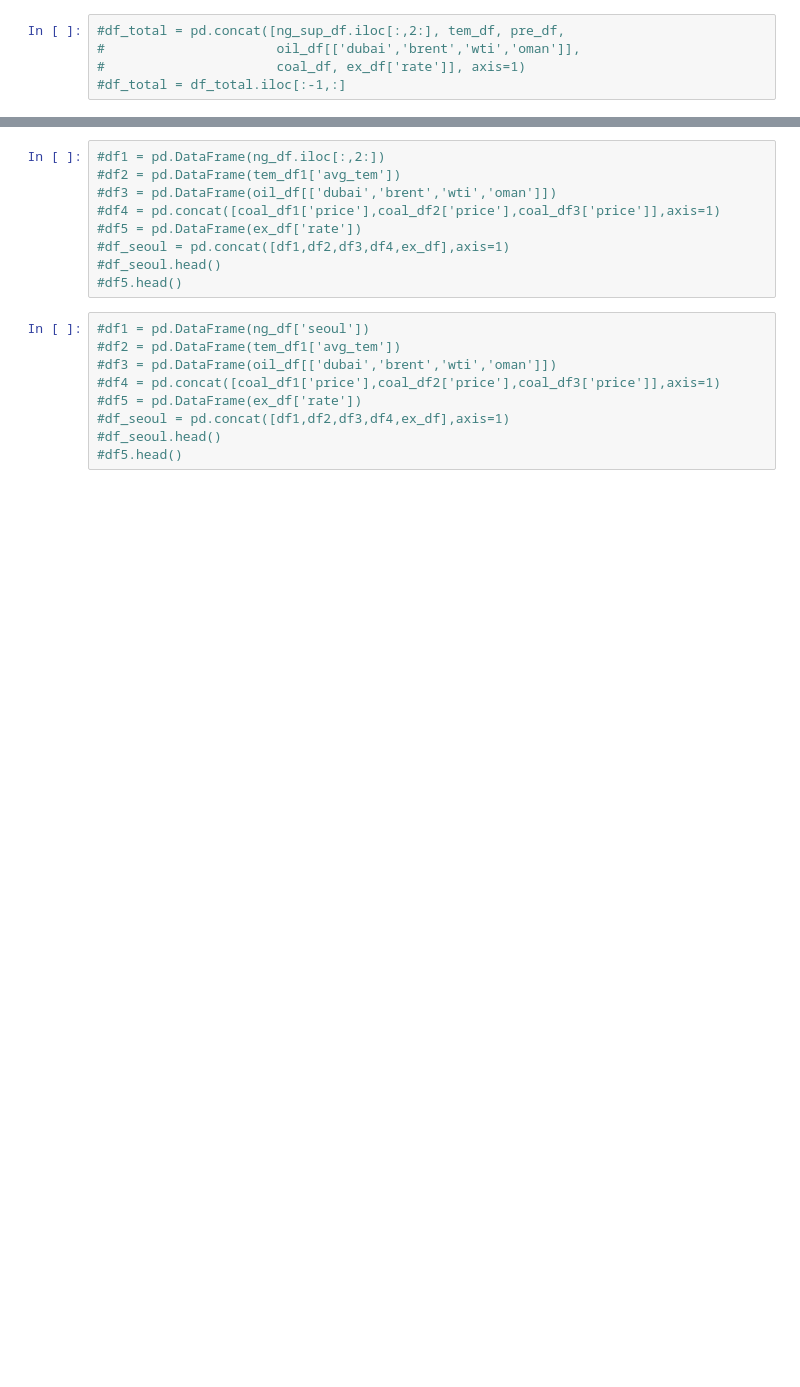
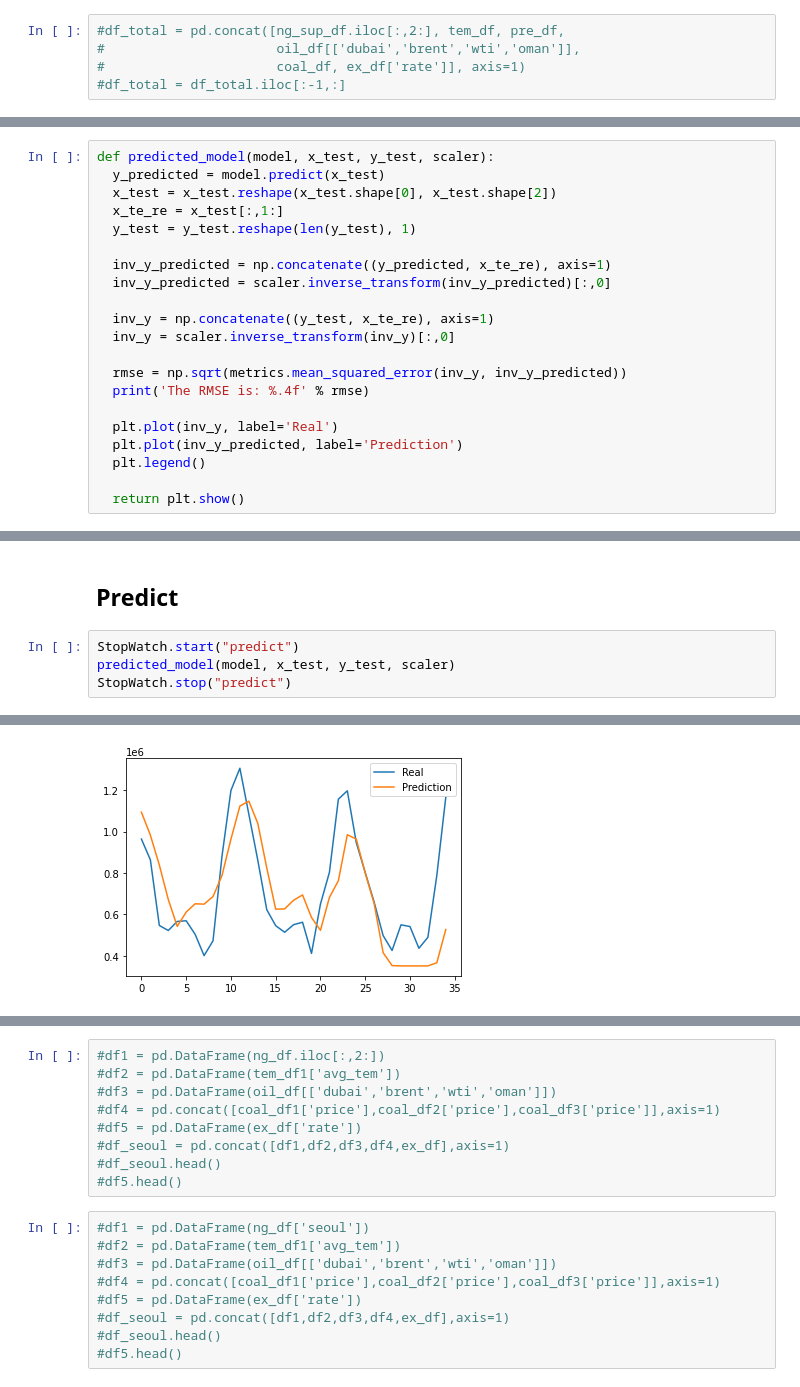
Before and after one commit to cybertraining-dsc/sp21-599-356, a Jupyter notebook: project/code/code.ipynb, the cells around one changed output, grey strips where cells are left out. Drawn from its saved outputs; the diff is of its cells as text; blank space fills up the shorter version.

```diff
--- a/project/code/code.ipynb
+++ b/project/code/code.ipynb
@@ -185,0 +291,21 @@ pre_df.head()
+# %%
+def predicted_model(model, x_test, y_test, scaler):
+  y_predicted = model.predict(x_test)
+  x_test = x_test.reshape(x_test.shape[0], x_test.shape[2])
+  x_te_re = x_test[:,1:]
+  y_test = y_test.reshape(len(y_test), 1)
+
+  inv_y_predicted = np.concatenate((y_predicted, x_te_re), axis=1)
+  inv_y_predicted = scaler.inverse_transform(inv_y_predicted)[:,0]
+
+  inv_y = np.concatenate((y_test, x_te_re), axis=1)
+  inv_y = scaler.inverse_transform(inv_y)[:,0]
+
+  rmse = np.sqrt(metrics.mean_squared_error(inv_y, inv_y_predicted))
+  print('The RMSE is: %.4f' % rmse)
+
+  plt.plot(inv_y, label='Real')
+  plt.plot(inv_y_predicted, label='Prediction')
+  plt.legend()
+
+  return plt.show()
@@ -185,0 +395,7 @@ pre_df.head()
+# %% [markdown]
+## Predict
+# %%
+StopWatch.start("predict")
+predicted_model(model, x_test, y_test, scaler)
+StopWatch.stop("predict")
+# %% [output]
@@ -185,0 +404 @@ pre_df.head()
+[figure, added]
```
Also changed, not shown: parts of 101 cells of this notebook.
